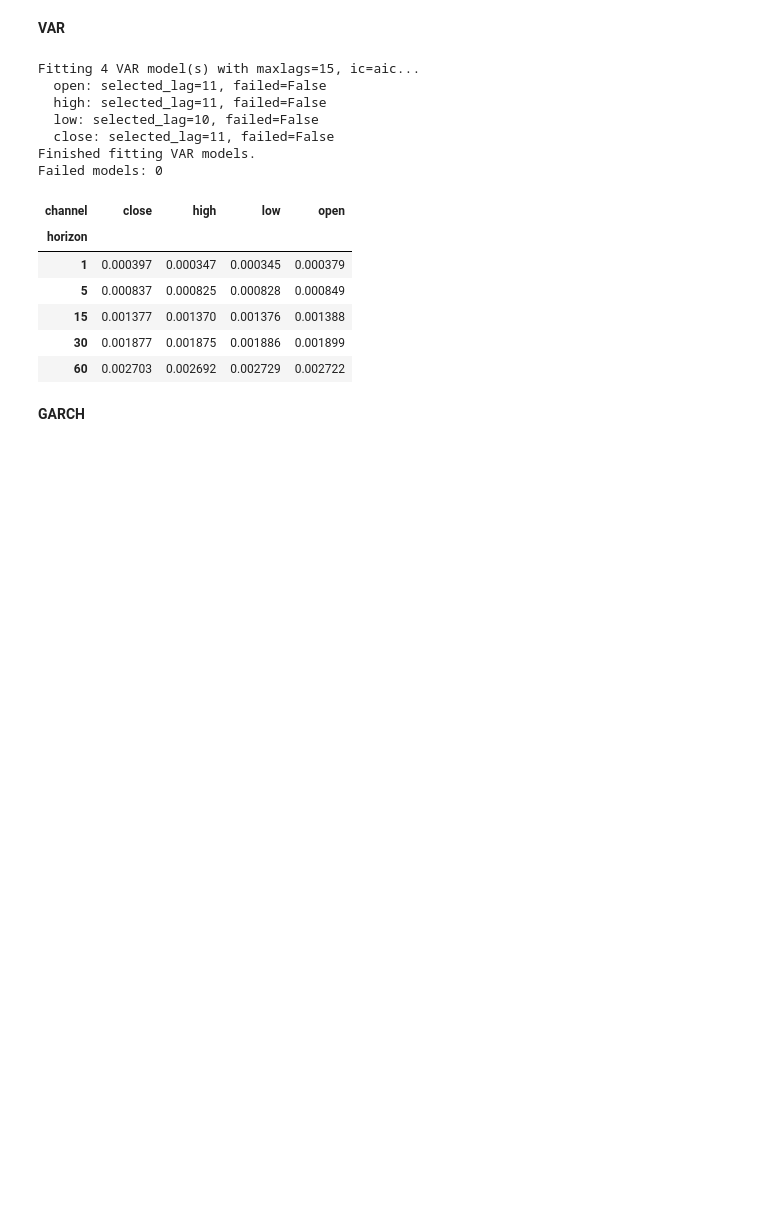
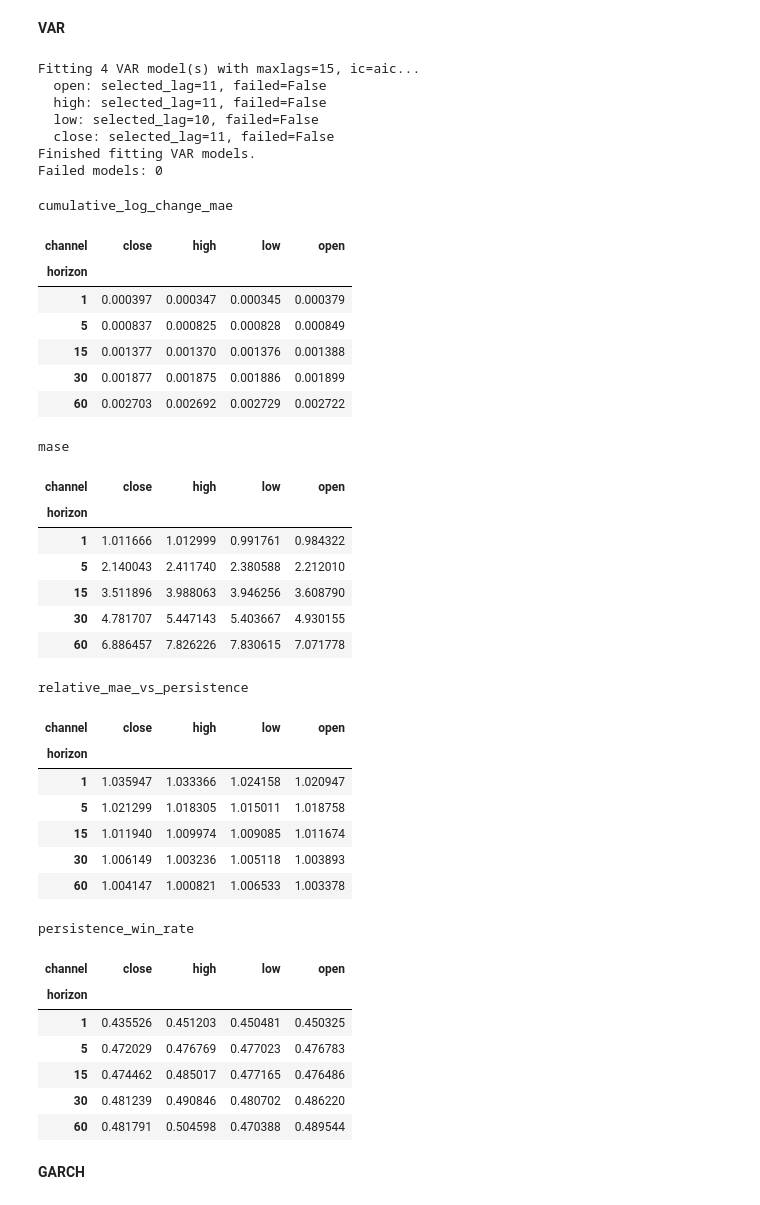
Before and after one commit to VishR-94/dynamic_graphs_thesis, a Jupyter notebook: notebooks/baselines.ipynb, the cells around one changed output. Cells and saved outputs as stored; diff of their text form; code cells hidden in the pictures; blank space fills up the shorter version.

```diff
--- a/notebooks/baselines.ipynb
+++ b/notebooks/baselines.ipynb
@@ -243,48 +326,88 @@ var = VarBaseline.from_config(
     trend="c",
 )
 
 var.fit(
     train_split=train,
     val_split=val,
 )
 
 var_result = var.predict(
     split=test,
-    output_space="cumulative_log_change",
+    batch_size=256,
 )
 
-metric = "MAE"
-var_metric_table = make_metric_table(
-    metric=metric,
-    y_pred=var_result["y_pred"],
-    y_true=var_result["y_true"],
-    horizons=var_result["horizons"],
-    channels=var_result["channels"],
-    assets=test["asset_cols"],
-    horizon=[1, 5, 15, 30, 60],
-    channel=['close','high','low','open'],
+var_evaluator = ForecastEvaluator(
+    prediction_result=var_result,
+    train_split=train,
 )
 
-var_metric_table.pivot(
-    index="horizon",
-    columns="channel",
-    values=metric.upper(),
+var_results = var_evaluator.evaluate(
+    metrics=var_evaluator.available_metrics,
+    reduce_dims=(0, 2),
 )
+
+var_metric_table = make_evaluation_table(
+    metric_results=var_results,
+    horizons=var_evaluator.horizons,
+    channels=var_evaluator.channels,
+)
+
+for metric_name in var_evaluator.available_metrics:
+    metric_pivot = (
+        var_metric_table
+        .loc[
+            var_metric_table["metric"] == metric_name
+        ]
+        .pivot(
+            index="horizon",
+            columns="channel",
+            values="value",
+        )
+    )
+
+    display(
+        metric_pivot.style.set_caption(metric_name)
+    )
 # %% [output]
 Fitting 4 VAR model(s) with maxlags=15, ic=aic...
   open: selected_lag=11, failed=False
   high: selected_lag=11, failed=False
   low: selected_lag=10, failed=False
   close: selected_lag=11, failed=False
 Finished fitting VAR models.
 Failed models: 0
+cumulative_log_change_mae
 | channel | close | high | low | open |
 | horizon |  |  |  |  |
 | 1 | 0.000397 | 0.000347 | 0.000345 | 0.000379 |
 | 5 | 0.000837 | 0.000825 | 0.000828 | 0.000849 |
 | 15 | 0.001377 | 0.001370 | 0.001376 | 0.001388 |
 | 30 | 0.001877 | 0.001875 | 0.001886 | 0.001899 |
 | 60 | 0.002703 | 0.002692 | 0.002729 | 0.002722 |
+mase
+| channel | close | high | low | open |
+| horizon |  |  |  |  |
+| 1 | 1.011666 | 1.012999 | 0.991761 | 0.984322 |
+| 5 | 2.140043 | 2.411740 | 2.380588 | 2.212010 |
+| 15 | 3.511896 | 3.988063 | 3.946256 | 3.608790 |
+| 30 | 4.781707 | 5.447143 | 5.403667 | 4.930155 |
+| 60 | 6.886457 | 7.826226 | 7.830615 | 7.071778 |
+relative_mae_vs_persistence
+| channel | close | high | low | open |
+| horizon |  |  |  |  |
+| 1 | 1.035947 | 1.033366 | 1.024158 | 1.020947 |
+| 5 | 1.021299 | 1.018305 | 1.015011 | 1.018758 |
+| 15 | 1.011940 | 1.009974 | 1.009085 | 1.011674 |
+| 30 | 1.006149 | 1.003236 | 1.005118 | 1.003893 |
+| 60 | 1.004147 | 1.000821 | 1.006533 | 1.003378 |
+persistence_win_rate
+| channel | close | high | low | open |
+| horizon |  |  |  |  |
+| 1 | 0.435526 | 0.451203 | 0.450481 | 0.450325 |
+| 5 | 0.472029 | 0.476769 | 0.477023 | 0.476783 |
+| 15 | 0.474462 | 0.485017 | 0.477165 | 0.476486 |
+| 30 | 0.481239 | 0.490846 | 0.480702 | 0.486220 |
+| 60 | 0.481791 | 0.504598 | 0.470388 | 0.489544 |
 # %% [markdown]
 **GARCH**
 # %%
```
Also changed, not shown: parts of 6 cells of this notebook, 8 other files.
